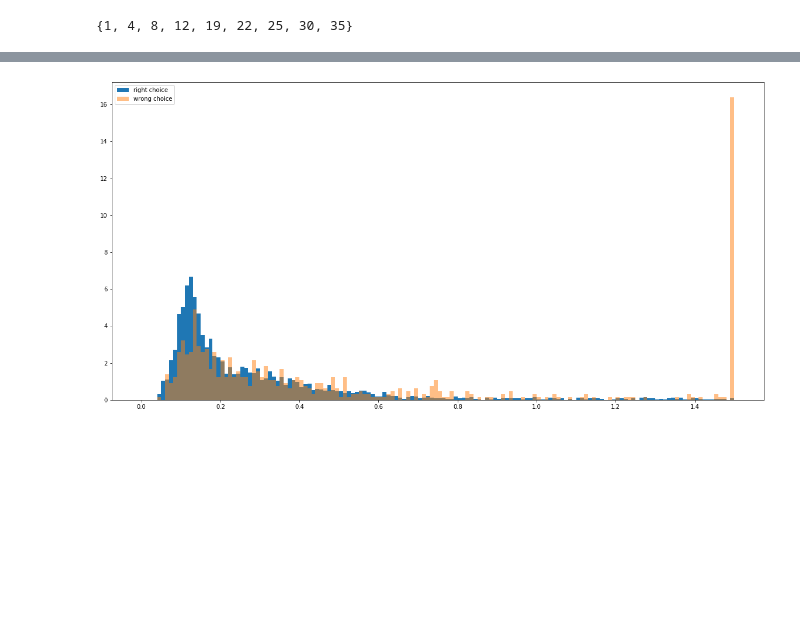
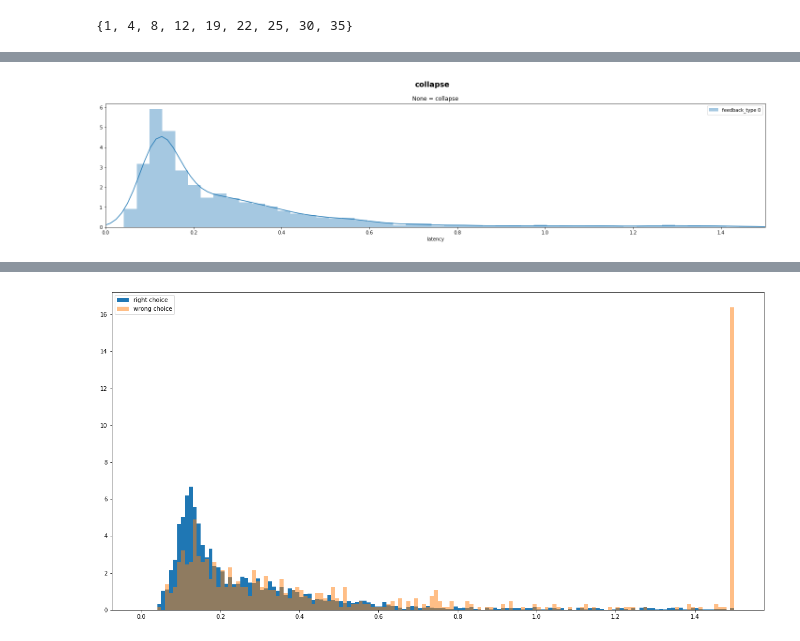
Before and after one commit to jordanlei/neuromatch-project, a Jupyter notebook: histogram_generator.ipynb, the cells around one changed output, grey strips where cells are left out. Saved outputs shown, nothing was run; the diff lists cells and outputs as text; code cells hidden in the pictures; blank space fills up the shorter version.

```diff
--- a/histogram_generator.ipynb
+++ b/histogram_generator.ipynb
@@ -31,0 +30,12 @@ df_go = df[df['trial_type'] != "E"]
+# %%
+# Define Mode
+df['mode'] = 0
+
+# Split Modes
+less_25 = df['latency'] < .25
+less_50 = df['latency'] <= .5
+greater_25 = df['latency'] >= .25
+
+# print(theiler_rew[less_25])
+df['mode'][less_25] = 1
+df['mode'][less_50 & greater_25] = 2
@@ -32,3 +122,9 @@ df_go = df[df['trial_type'] != "E"]
+# %%
+create_histogram(df)
+create_histogram(df,feedback_type=None,split_fig='mouse_name',split_sub='pres_difficulty')
+# create_histogram(df,split_plot='mode')
+# %% [output]
+[figure, added]
 # %%
 diff_100 = df_go[(df_go['pres_difficulty']) == 0]
 df_go['pres_difficulty']
```
Also changed, not shown: parts of 12 cells of this notebook.
